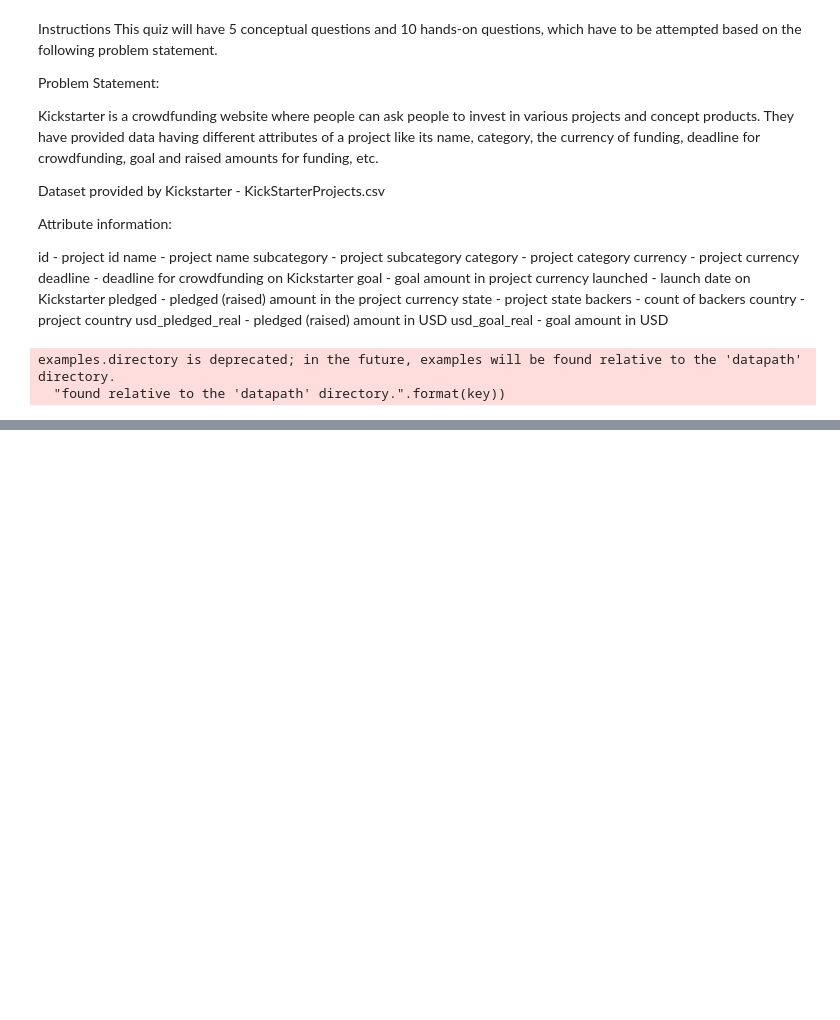
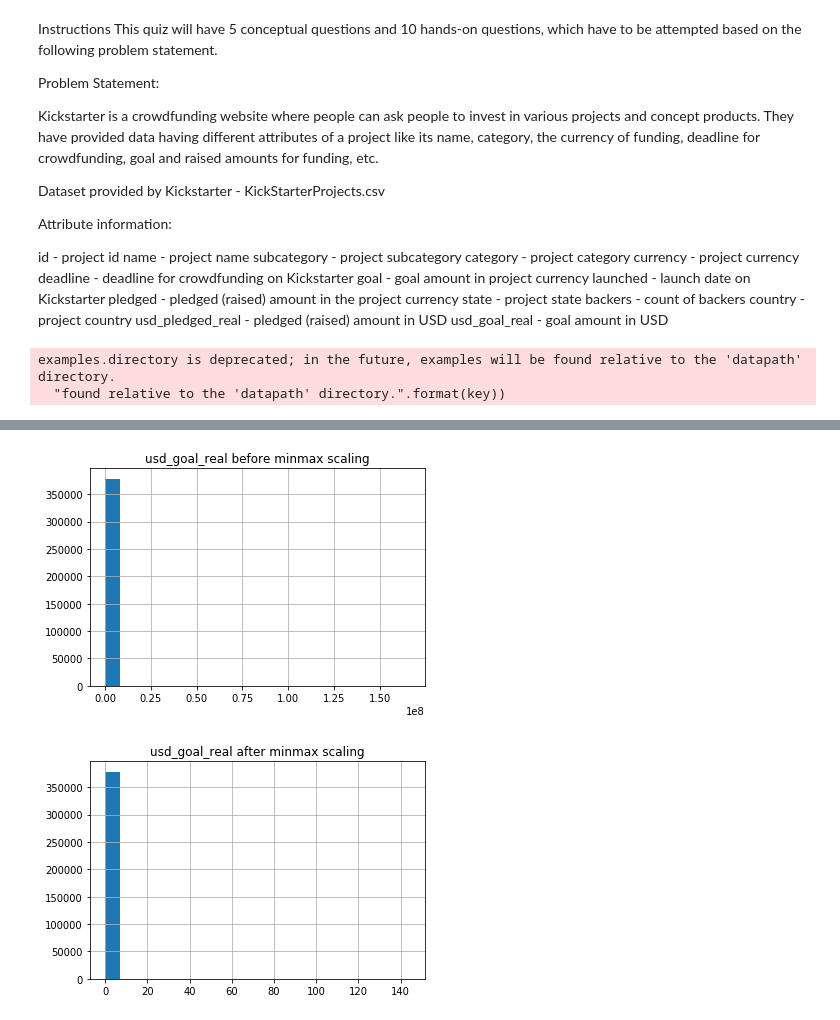
Before and after one commit to Isaac009/PGP-AIML, a Jupyter notebook: LR/Week_2/Quiz.ipynb, the cells around one changed output, grey strips where cells are left out. Saved outputs shown, nothing was run; the diff lists cells and outputs as text; code cells hidden in the pictures; blank space fills up the shorter version.

```diff
--- a/LR/Week_2/Quiz.ipynb
+++ b/LR/Week_2/Quiz.ipynb
@@ -61,0 +201,16 @@ df.sample(10)
+# %%
+# replacing with scaled
+data['usd_goal_real'].hist(bins=20)
+plt.title('usd_goal_real before minmax scaling')
+plt.show()
+
+data[['usd_goal_real']] = StandardScaler().fit_transform(
+    data[['usd_goal_real']]
+)
+
+data['usd_goal_real'].hist(bins=20)
+plt.title('usd_goal_real after minmax scaling')
+plt.show()
+# %% [output]
+[figure, added]
+[figure, added]
```
Also changed, not shown: parts of 35 cells of this notebook.
